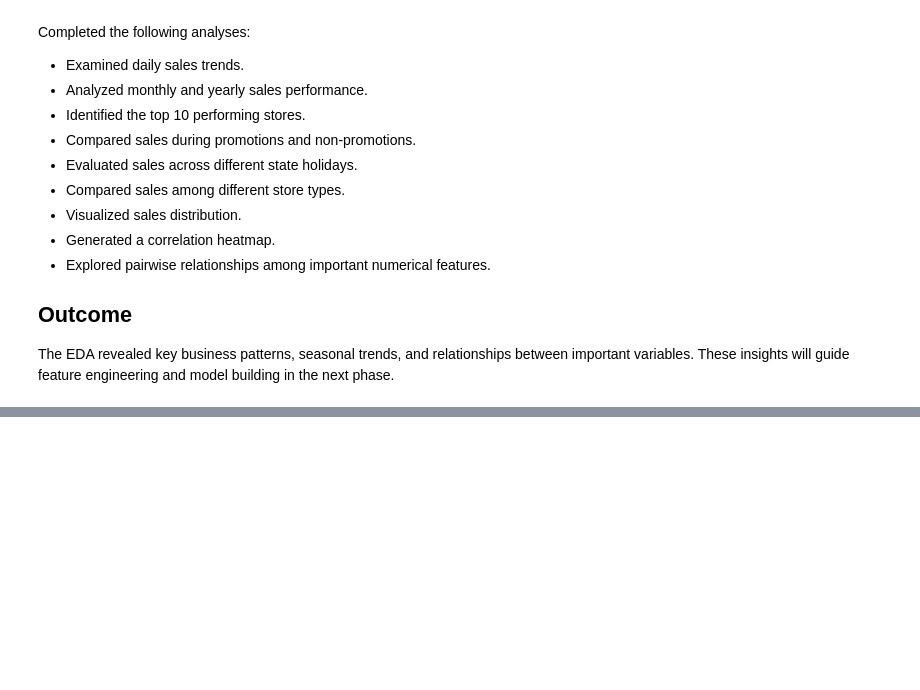
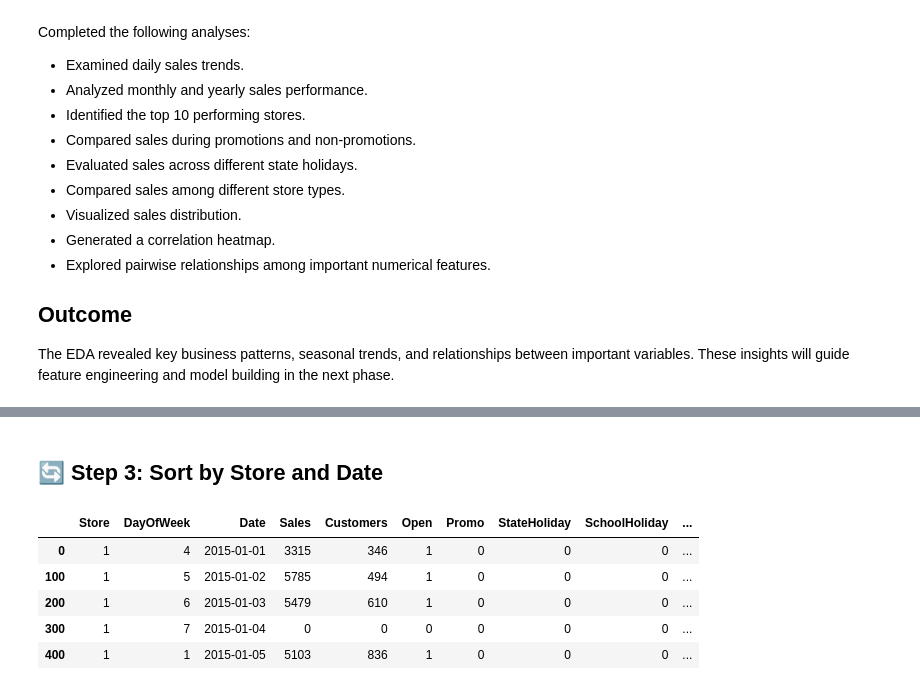
Before and after one commit to ruhile/Sales-Forecasting-Dashboard, a Jupyter notebook: notebooks/Sales_Forecasting.ipynb, the cells around one changed output, grey strips where cells are left out. Cells and saved outputs as stored; diff of their text form; code cells hidden in the pictures; blank space fills up the shorter version.

Commit message:
Day 4: Implement Feature Engineering and save final_sales_dataset.csv

```diff
--- a/notebooks/Sales_Forecasting.ipynb
+++ b/notebooks/Sales_Forecasting.ipynb
@@ -726,0 +739,5 @@ The EDA revealed key business patterns, seasonal trends, and relationships betwe
+# %%
+df = pd.read_csv("../data/processed_sales.csv")
+df["Date"] = pd.to_datetime(df["Date"])
+
+display(df.head())
@@ -726,0 +751,12 @@ The EDA revealed key business patterns, seasonal trends, and relationships betwe
+# %% [markdown]
+## 🔄 Step 3: Sort by Store and Date
+# %%
+df = df.sort_values(["Store", "Date"])
+display(df.head())
+# %% [output]
+|  | Store | DayOfWeek | Date | Sales | Customers | Open | Promo | StateHoliday | SchoolHoliday | ... |
+| 0 | 1 | 4 | 2015-01-01 | 3315 | 346 | 1 | 0 | 0 | 0 | ... |
+| 100 | 1 | 5 | 2015-01-02 | 5785 | 494 | 1 | 0 | 0 | 0 | ... |
+| 200 | 1 | 6 | 2015-01-03 | 5479 | 610 | 1 | 0 | 0 | 0 | ... |
+| 300 | 1 | 7 | 2015-01-04 | 0 | 0 | 0 | 0 | 0 | 0 | ... |
+| 400 | 1 | 1 | 2015-01-05 | 5103 | 836 | 1 | 0 | 0 | 0 | ... |
```
Also changed, not shown: parts of 24 cells of this notebook, 1 other file.
